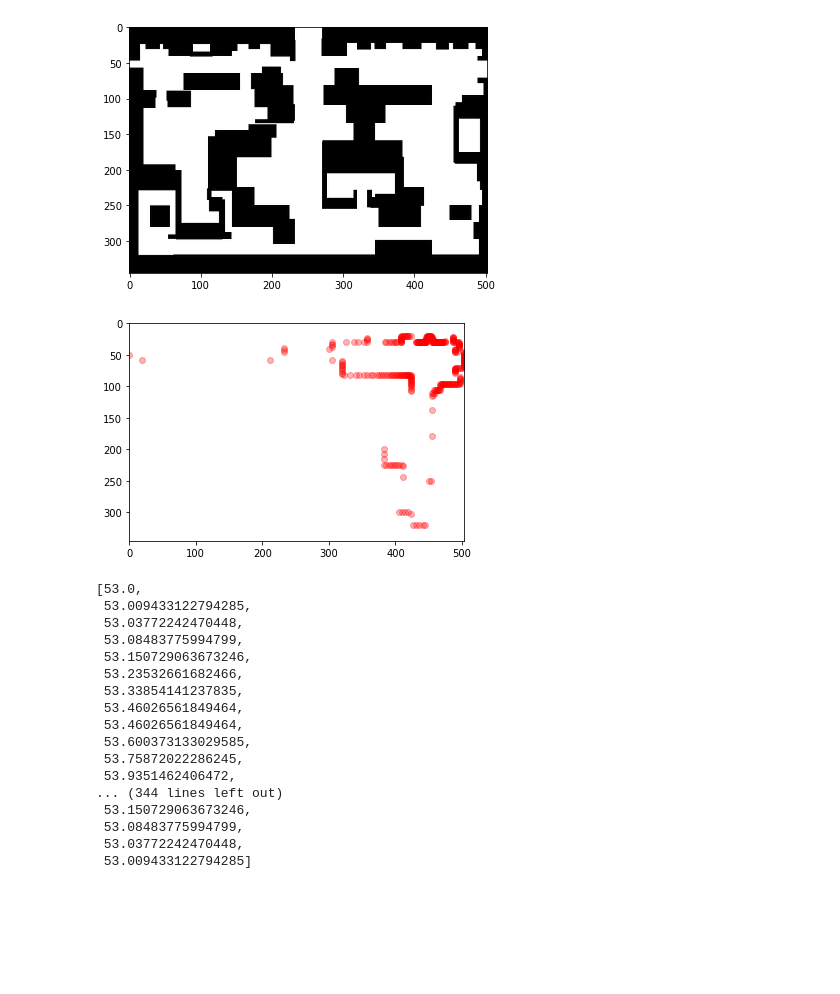
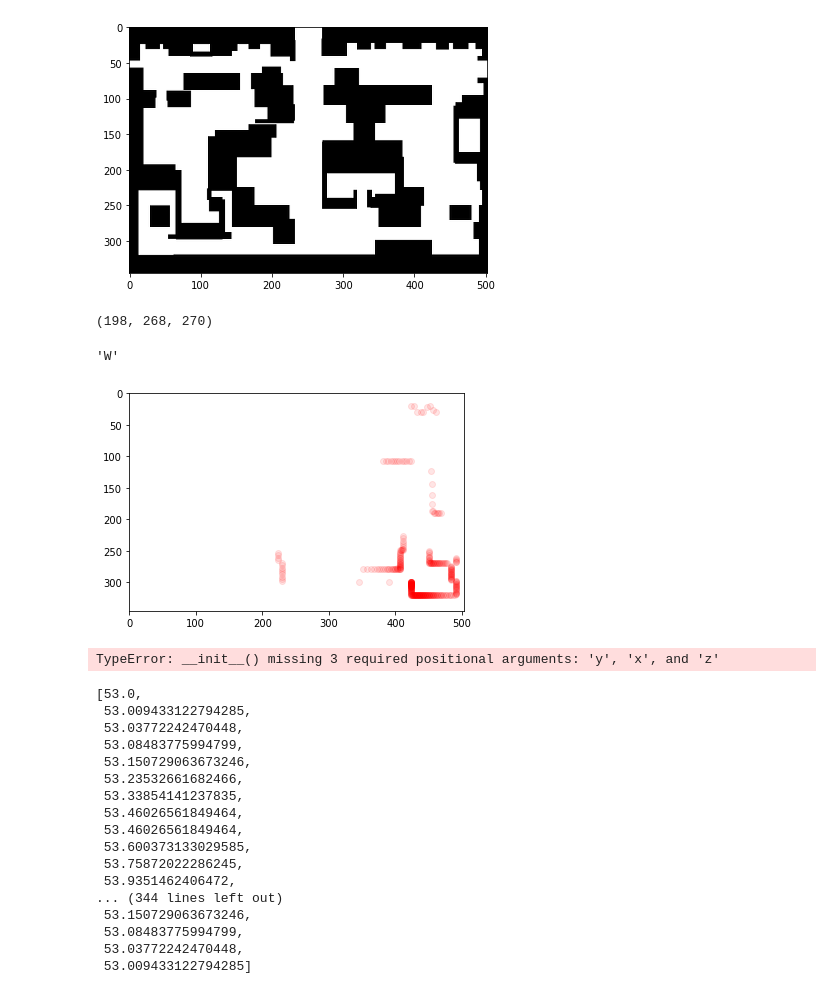
Before and after one commit to tnazikian/MCL, a Jupyter notebook: MCL_localization.ipynb, the cells around one changed output. Cells and saved outputs as stored; diff of their text form; code cells hidden in the pictures; blank space fills up the shorter version.

```diff
--- a/MCL_localization.ipynb
+++ b/MCL_localization.ipynb
@@ -60,10 +65,18 @@ def trace_ends(particle, maxrange):
         lscans.append(Particle(y, x, z))
 
     plot_particles(lscans)
-# %%
-trace_ends(Particle(50, 450, 0), 1000)
-# %% [output]
-[figure, removed]
+# %%
+print(robot.get_coords())
+Matrix[175][268]
+# %% [output]
+(198, 268, 270)
+'W'
+# %%
+trace_ends(rn, 1000)
+rbt = Particle()
+# %% [output]
+[figure, added]
+TypeError: __init__() missing 3 required positional arguments: 'y', 'x', and 'z'
 # %%
 rayscan(Particle(50, 450, 0), 1000)
 # %% [output]
```
Also changed, not shown: parts of 21 cells of this notebook.
